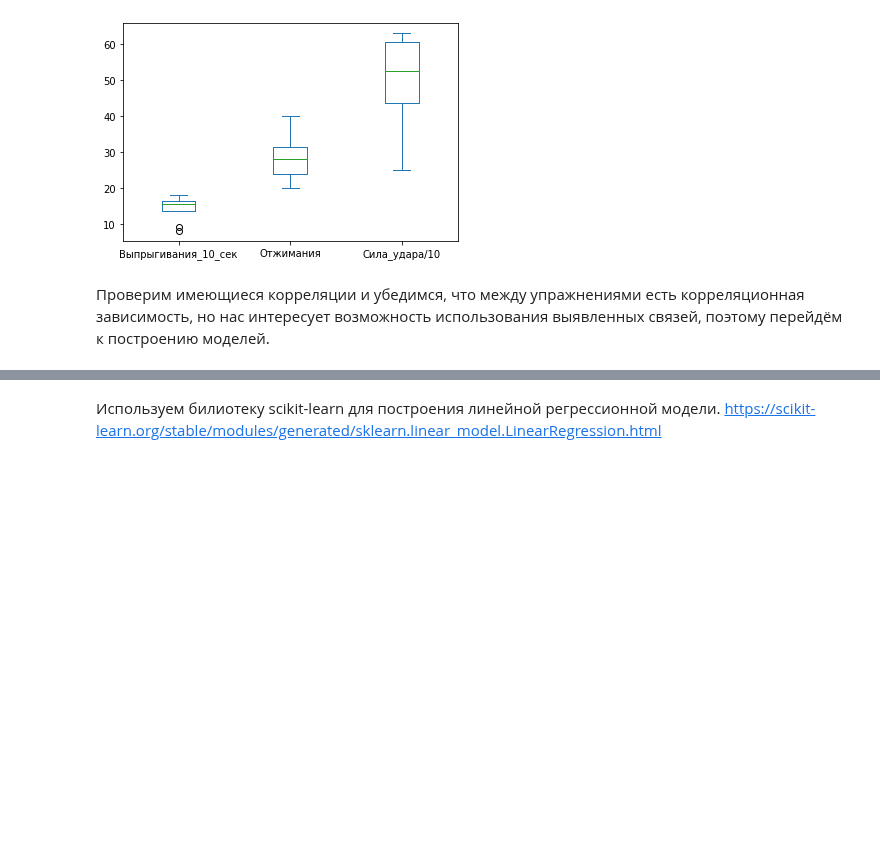
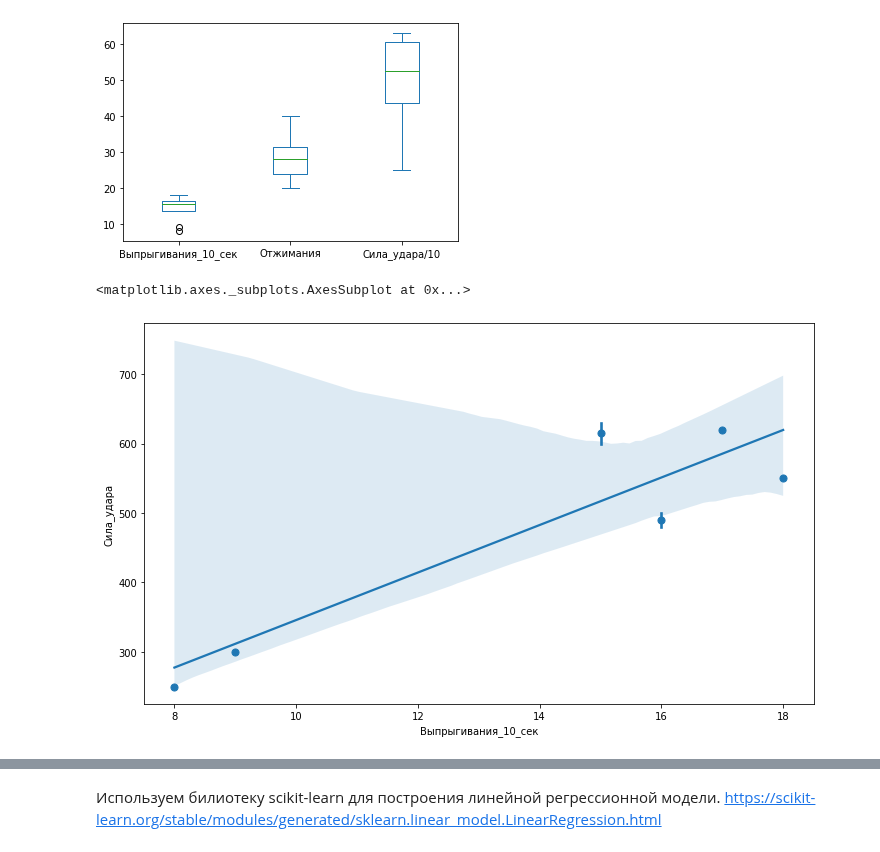
Before and after one commit to vn322/Sport-University, a Jupyter notebook: Line_reg_SPE.ipynb, the cells around one changed output, grey strips where cells are left out. Drawn from its saved outputs; the diff is of its cells as text; code cells hidden in the pictures; blank space fills up the shorter version.

```diff
--- a/Line_reg_SPE.ipynb
+++ b/Line_reg_SPE.ipynb
@@ -138,5 +140,10 @@ df[['Выпрыгивания_10_сек', 'Отжимания', 'Сила_уда
 # %% [output]
 <matplotlib.axes._subplots.AxesSubplot at 0x...>
 [figure]
-# %% [markdown]
-Проверим имеющиеся корреляции и убедимся, что между упражнениями есть корреляционная зависимость, но нас интересует возможность использования выявленных связей, поэтому перейдём к построению моделей.
+# %%
+plt.subplots(figsize=(12, 7))
+sns.regplot(x = df['Выпрыгивания_10_сек'],
+            y = df['Сила_удара'], x_estimator=np.mean)
+# %% [output]
+<matplotlib.axes._subplots.AxesSubplot at 0x...>
+[figure, added]
```
Also changed, not shown: parts of 20 cells of this notebook.
